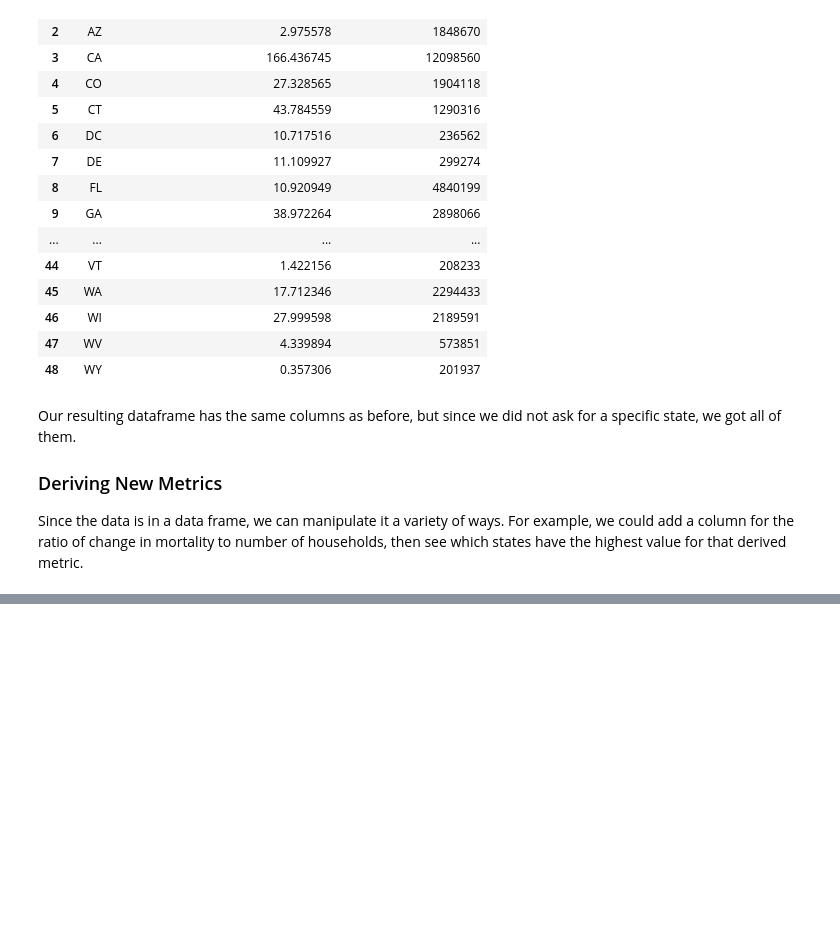
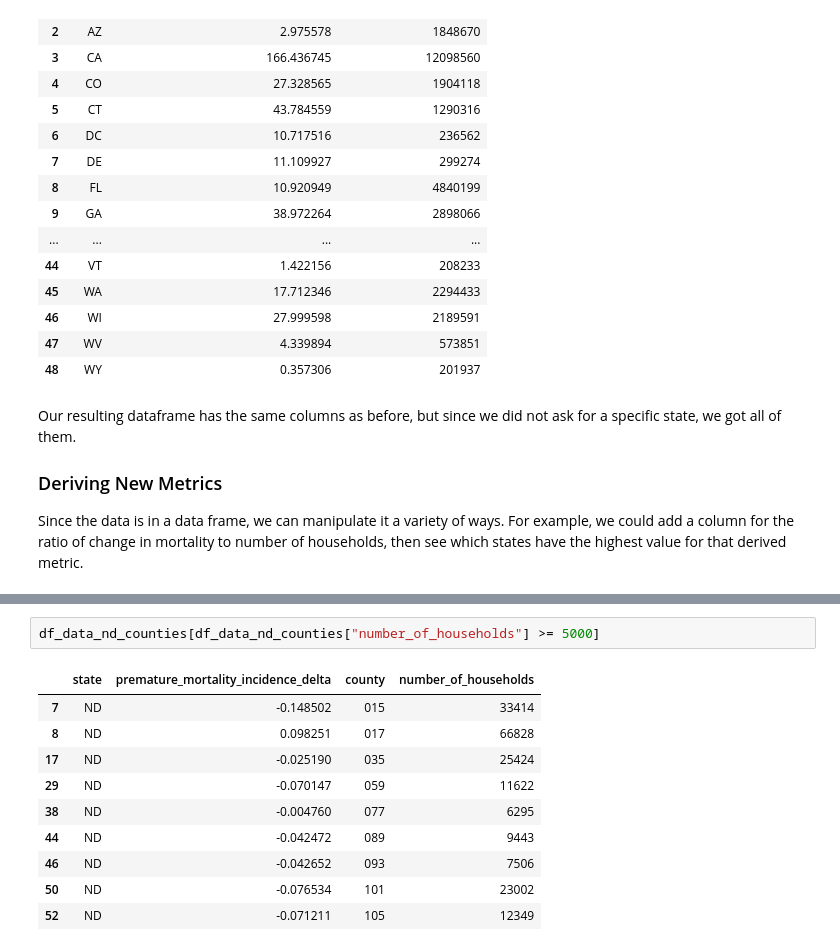
Before and after one commit to rewiringamerica/api_demos, a Jupyter notebook: notebooks/Health Impacts.ipynb, the cells around one changed output, grey strips where cells are left out. Cells and saved outputs as stored; diff of their text form; blank space fills up the shorter version.

```diff
--- a/notebooks/Health Impacts.ipynb
+++ b/notebooks/Health Impacts.ipynb
@@ -169,0 +284,13 @@ df_data.nlargest(10, "mortality_per_household")
+# %%
+df_data_nd_counties[df_data_nd_counties["number_of_households"] >= 5000]
+# %% [output]
+|  | state | premature_mortality_incidence_delta | county | number_of_households |
+| 7 | ND | -0.148502 | 015 | 33414 |
+| 8 | ND | 0.098251 | 017 | 66828 |
+| 17 | ND | -0.025190 | 035 | 25424 |
+| 29 | ND | -0.070147 | 059 | 11622 |
+| 38 | ND | -0.004760 | 077 | 6295 |
+| 44 | ND | -0.042472 | 089 | 9443 |
+| 46 | ND | -0.042652 | 093 | 7506 |
+| 50 | ND | -0.076534 | 101 | 23002 |
+| 52 | ND | -0.071211 | 105 | 12349 |
```
Also changed, not shown: parts of 30 cells of this notebook.
